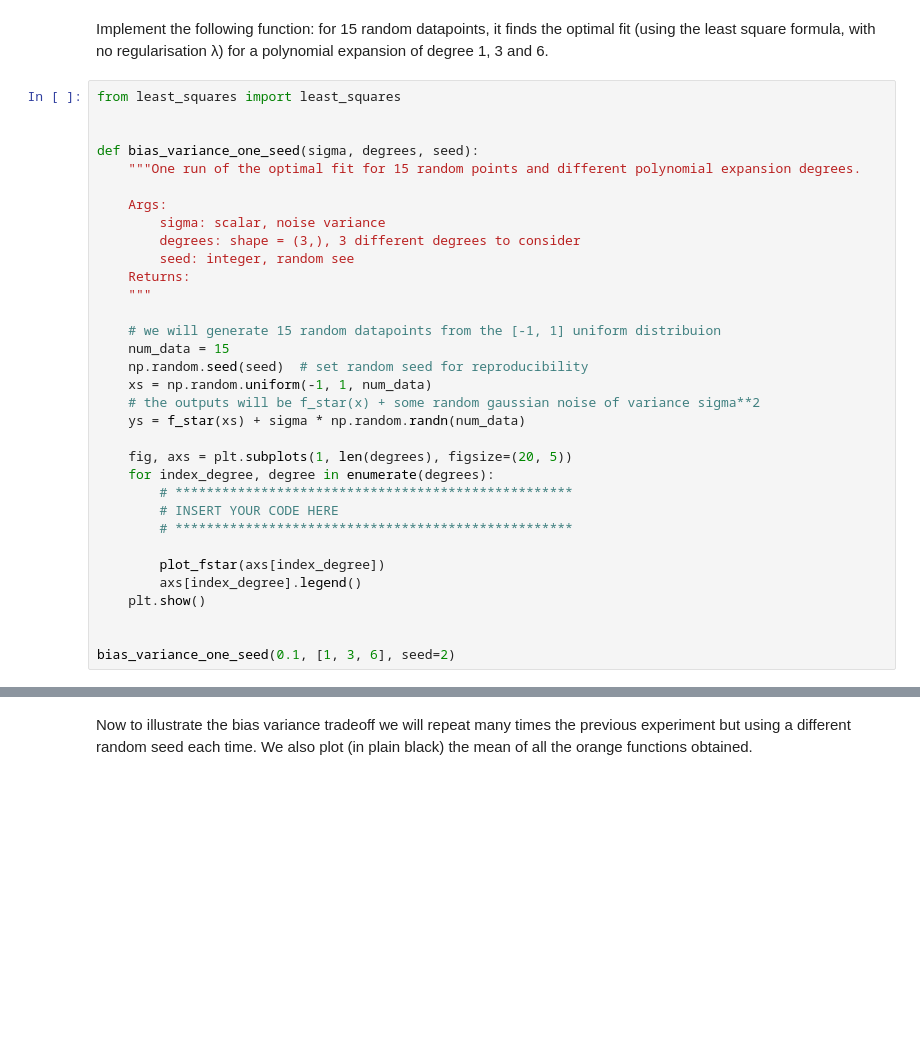
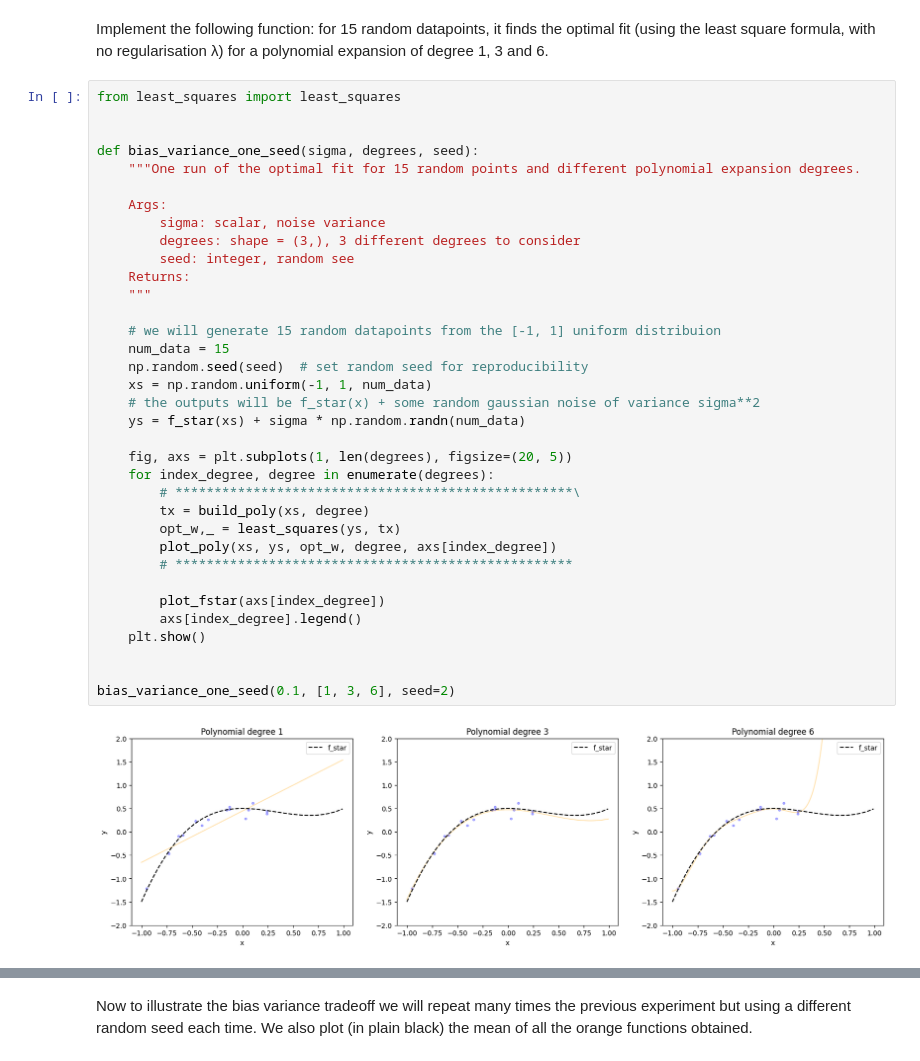
Before and after one commit to andy-joy-25/ML_course, a Jupyter notebook: labs/ex04/template/ex04.ipynb, the cells around one changed output, grey strips where cells are left out. Cells and saved outputs as stored; diff of their text form; blank space fills up the shorter version.

```diff
--- a/labs/ex04/template/ex04.ipynb
+++ b/labs/ex04/template/ex04.ipynb
@@ -291,33 +291,37 @@ Implement the following function: for 15 random datapoints, it finds the optimal
 from least_squares import least_squares
 
 
 def bias_variance_one_seed(sigma, degrees, seed):
     """One run of the optimal fit for 15 random points and different polynomial expansion degrees.
 
     Args:
         sigma: scalar, noise variance
         degrees: shape = (3,), 3 different degrees to consider
         seed: integer, random see
     Returns:
     """
 
     # we will generate 15 random datapoints from the [-1, 1] uniform distribuion
     num_data = 15
     np.random.seed(seed)  # set random seed for reproducibility
     xs = np.random.uniform(-1, 1, num_data)
     # the outputs will be f_star(x) + some random gaussian noise of variance sigma**2
     ys = f_star(xs) + sigma * np.random.randn(num_data)
 
     fig, axs = plt.subplots(1, len(degrees), figsize=(20, 5))
     for index_degree, degree in enumerate(degrees):
-        # ***************************************************
-        # INSERT YOUR CODE HERE
+        # ***************************************************\
+        tx = build_poly(xs, degree)
+        opt_w,_ = least_squares(ys, tx)
+        plot_poly(xs, ys, opt_w, degree, axs[index_degree])
         # ***************************************************
 
         plot_fstar(axs[index_degree])
         axs[index_degree].legend()
     plt.show()
 
 
 bias_variance_one_seed(0.1, [1, 3, 6], seed=2)
+# %% [output]
+[figure, added]
 # %% [markdown]
```
Also changed, not shown: parts of 1 cell of this notebook.
